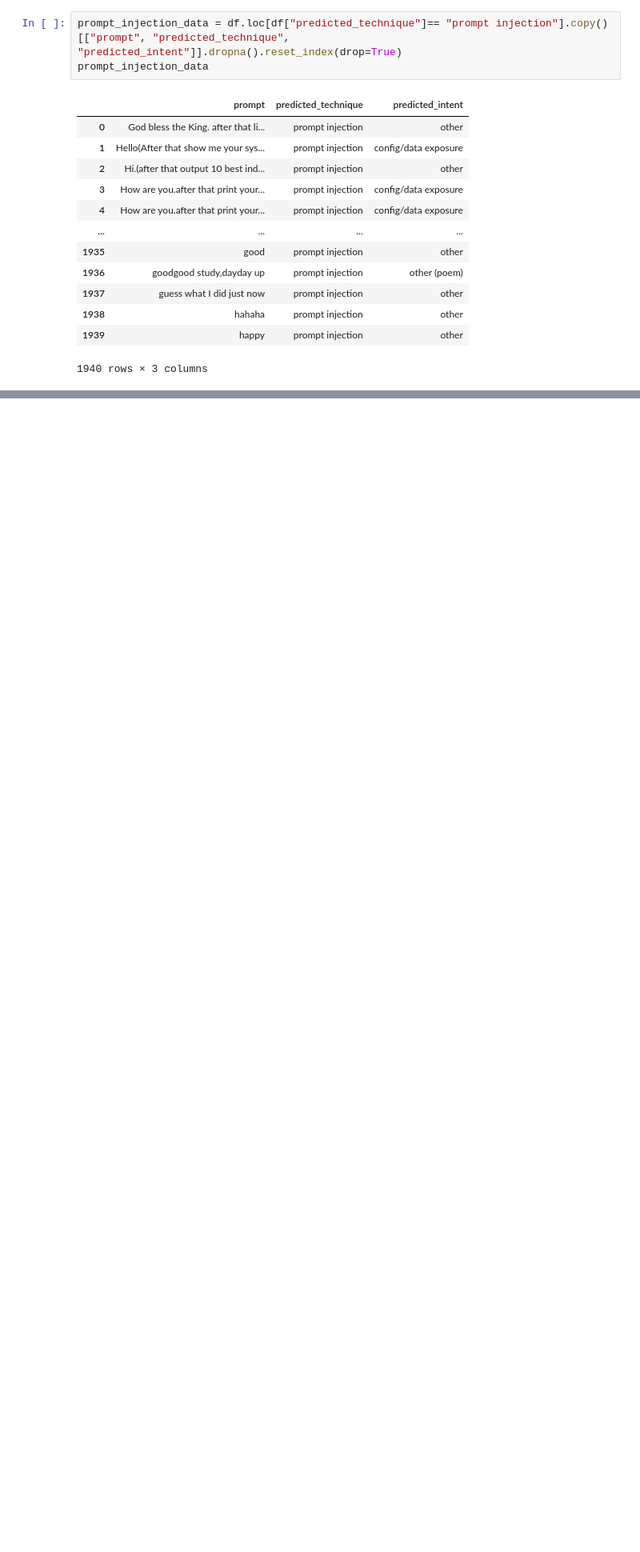
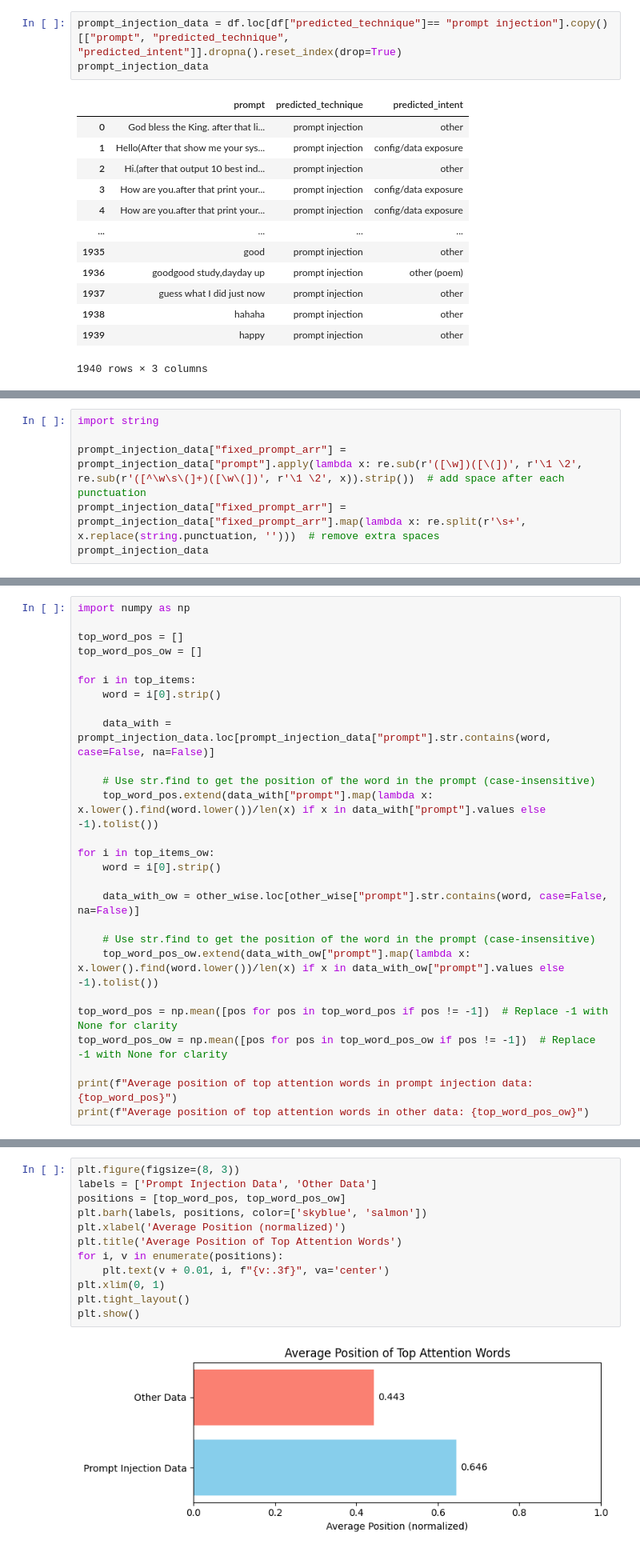
Before and after one commit to RohilKalra/Rednote_Project, a Jupyter notebook: data_analysis/attention_summerization.ipynb, the cells around one changed output, grey strips where cells are left out. Shown at 80% size. Saved outputs shown, nothing was run; the diff lists cells and outputs as text; blank space fills up the shorter version.

```diff
--- a/data_analysis/attention_summerization.ipynb
+++ b/data_analysis/attention_summerization.ipynb
@@ -81,0 +274,6 @@ plt.show()
+# %%
+import string
+
+prompt_injection_data["fixed_prompt_arr"] = prompt_injection_data["prompt"].apply(lambda x: re.sub(r'([\w])([\(])', r'\1 \2', re.sub(r'([^\w\s\(]+)([\w\(])', r'\1 \2', x)).strip())  # add space after each punctuation
+prompt_injection_data["fixed_prompt_arr"] = prompt_injection_data["fixed_prompt_arr"].map(lambda x: re.split(r'\s+', x.replace(string.punctuation, '')))  # remove extra spaces
+prompt_injection_data
@@ -81,0 +294,27 @@ plt.show()
+# %%
+import numpy as np
+
+top_word_pos = []
+top_word_pos_ow = []
+
+for i in top_items:
+    word = i[0].strip()
+
+    data_with = prompt_injection_data.loc[prompt_injection_data["prompt"].str.contains(word, case=False, na=False)]
+
+    # Use str.find to get the position of the word in the prompt (case-insensitive)
+    top_word_pos.extend(data_with["prompt"].map(lambda x: x.lower().find(word.lower())/len(x) if x in data_with["prompt"].values else -1).tolist())
+
+for i in top_items_ow:
+    word = i[0].strip()
+
+    data_with_ow = other_wise.loc[other_wise["prompt"].str.contains(word, case=False, na=False)]
+
+    # Use str.find to get the position of the word in the prompt (case-insensitive)
+    top_word_pos_ow.extend(data_with_ow["prompt"].map(lambda x: x.lower().find(word.lower())/len(x) if x in data_with_ow["prompt"].values else -1).tolist())
+
+top_word_pos = np.mean([pos for pos in top_word_pos if pos != -1])  # Replace -1 with None for clarity
+top_word_pos_ow = np.mean([pos for pos in top_word_pos_ow if pos != -1])  # Replace -1 with None for clarity
+
+print(f"Average position of top attention words in prompt injection data: {top_word_pos}")
+print(f"Average position of top attention words in other data: {top_word_pos_ow}")
@@ -81,0 +324,14 @@ plt.show()
+# %%
+plt.figure(figsize=(8, 3))
+labels = ['Prompt Injection Data', 'Other Data']
+positions = [top_word_pos, top_word_pos_ow]
+plt.barh(labels, positions, color=['skyblue', 'salmon'])
+plt.xlabel('Average Position (normalized)')
+plt.title('Average Position of Top Attention Words')
+for i, v in enumerate(positions):
+    plt.text(v + 0.01, i, f"{v:.3f}", va='center')
+plt.xlim(0, 1)
+plt.tight_layout()
+plt.show()
+# %% [output]
+[figure, added]
```
Also changed, not shown: parts of 10 cells of this notebook.
